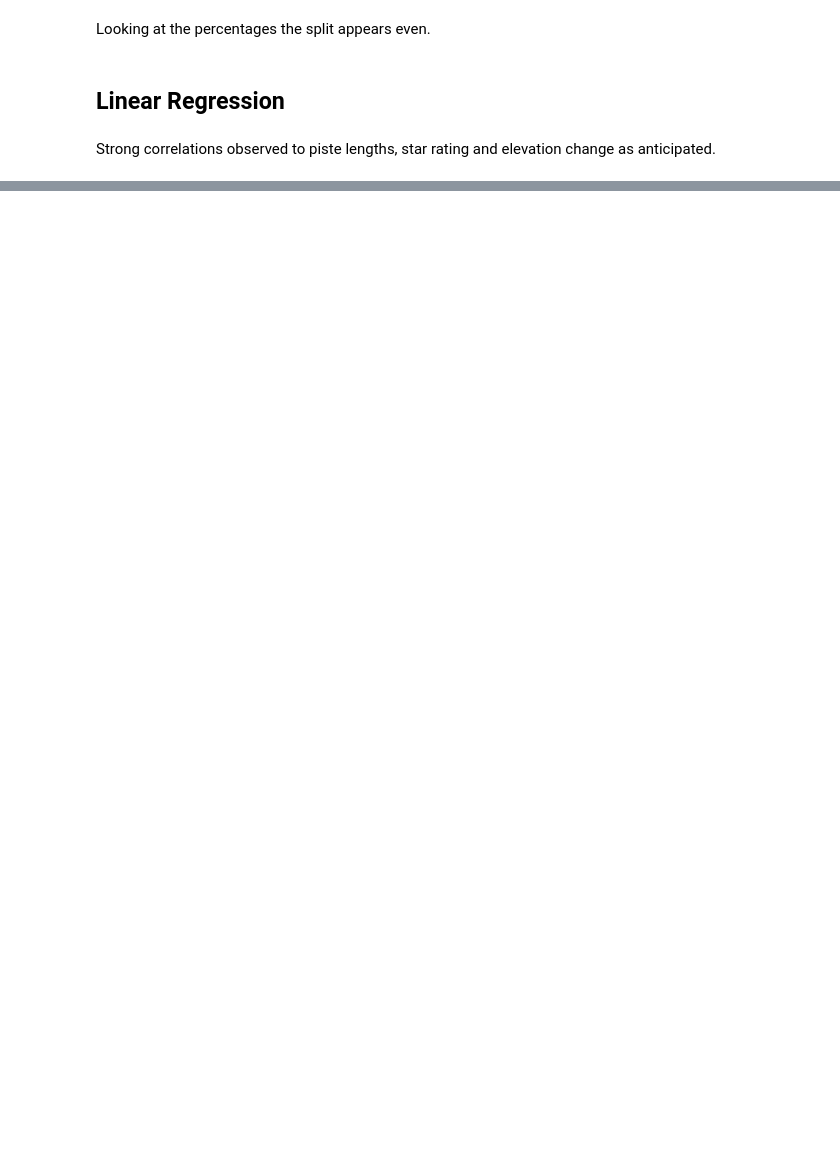
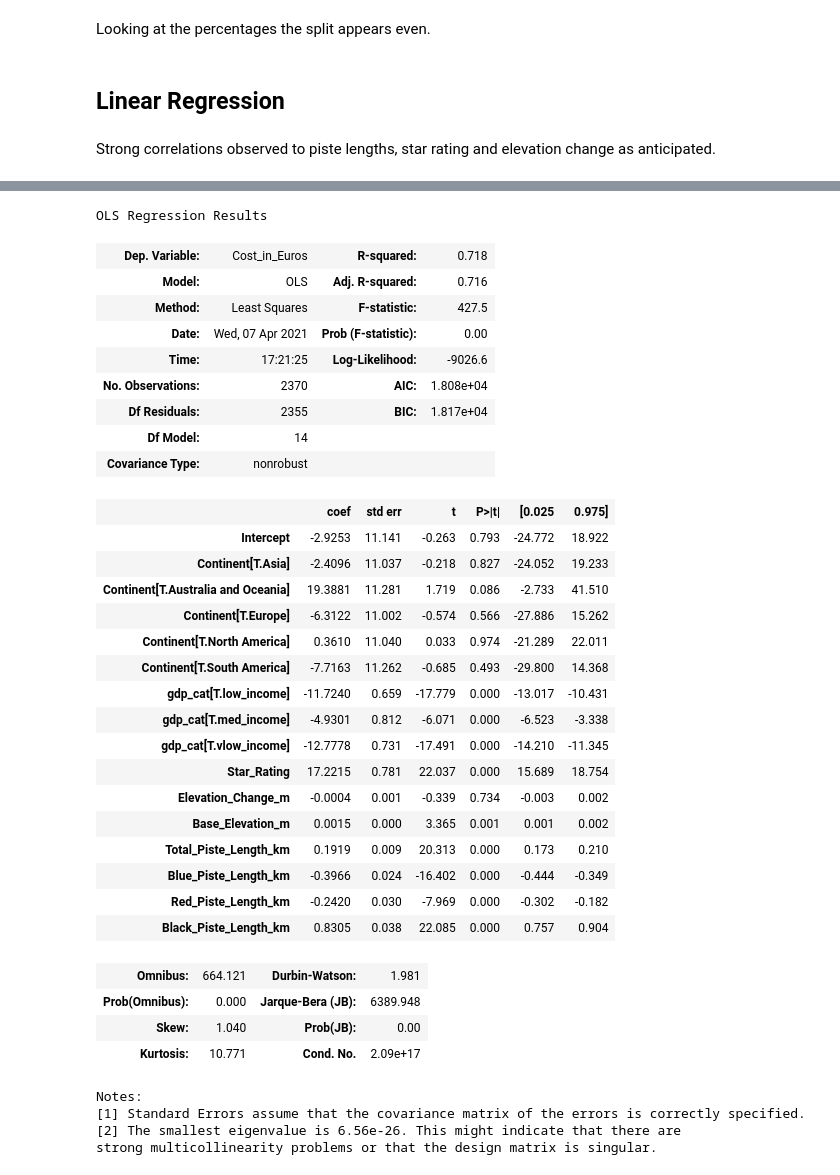
Before and after one commit to awkirby/ski-scraping, a Jupyter notebook: statistical_analysis.ipynb, the cells around one changed output, grey strips where cells are left out. Drawn from its saved outputs; the diff is of its cells as text; code cells hidden in the pictures; blank space fills up the shorter version.

```diff
--- a/statistical_analysis.ipynb
+++ b/statistical_analysis.ipynb
@@ -640,0 +793,14 @@ sm.stats.anova_lm(resort_model_country, typ=1)
+# %%
+# Now we need to create a new column in the original data set (not the train/test split) with the gdp values for each country
+# We'll have to loop through the countries since not all shall be represented in the original data set.
+
+gdp = []
+
+for country in df_ski_data["Country"]:
+    # Create a catch for the countries not included
+    gdp.append(df_gdp['gdp_per_capita'][df_gdp["country"] == country].values[0])
+
+df_ski_data["gdp"] = gdp
+# %%
+# Now modify the values so they become numerical
+df_ski_data["gdp"] = df_ski_data["gdp"].str.replace(",","").astype(float)
@@ -640,0 +820,18 @@ sm.stats.anova_lm(resort_model_country, typ=1)
+# %%
+# Use the quartiles to split into categories
+# Use the following: vlow_income, low_income, med_income, high_income
+
+gdp_cat=[]
+
+for gdp in df_ski_data["gdp"]:
+    if gdp < 35000:
+        gdp_cat.append('vlow_income')
+    elif gdp < 48000: # Not including > 35000 since its executed in order
+        gdp_cat.append('low_income')
+    elif gdp < 55000:
+        gdp_cat.append('med_income')
+    else:
+        gdp_cat.append('high_income')
+
+df_ski_data["gdp_cat"] = gdp_cat
+df_ski_data["gdp_cat"].unique()
@@ -640,0 +841,48 @@ sm.stats.anova_lm(resort_model_country, typ=1)
+# %%
+# First re-split the data
+# Because we will be using statsmodel for the linear regression we actually want to keep the labels with the feature data
+X_train, X_test, y_train, y_test = train_test_split(df_ski_data, df_ski_data['Cost_in_Euros'], test_size=0.3)
+# %%
+# Lets try a model with this new category
+# Recreate the features list
+features = ["Continent", "gdp_cat", "Star_Rating", "Elevation_Change_m", "Base_Elevation_m", "Total_Piste_Length_km",
+             "Blue_Piste_Length_km", "Red_Piste_Length_km", "Black_Piste_Length_km"]
+
+resort_model = smf.ols("Cost_in_Euros ~ " + " + ".join(features), X_train).fit()
+resort_model.summary()
+# %% [output]
+OLS Regression Results
+| Dep. Variable: | Cost_in_Euros | R-squared: | 0.718 |
+| Model: | OLS | Adj. R-squared: | 0.716 |
+| Method: | Least Squares | F-statistic: | 427.5 |
+| Date: | Wed, 07 Apr 2021 | Prob (F-statistic): | 0.00 |
+| Time: | 17:21:25 | Log-Likelihood: | -9026.6 |
+| No. Observations: | 2370 | AIC: | 1.808e+04 |
+| Df Residuals: | 2355 | BIC: | 1.817e+04 |
+| Df Model: | 14 |  |  |
+| Covariance Type: | nonrobust |  |  |
+|  | coef | std err | t | P>|t| | [0.025 | 0.975] |
+| Intercept | -2.9253 | 11.141 | -0.263 | 0.793 | -24.772 | 18.922 |
+| Continent[T.Asia] | -2.4096 | 11.037 | -0.218 | 0.827 | -24.052 | 19.233 |
+| Continent[T.Australia and Oceania] | 19.3881 | 11.281 | 1.719 | 0.086 | -2.733 | 41.510 |
+| Continent[T.Europe] | -6.3122 | 11.002 | -0.574 | 0.566 | -27.886 | 15.262 |
+| Continent[T.North America] | 0.3610 | 11.040 | 0.033 | 0.974 | -21.289 | 22.011 |
+| Continent[T.South America] | -7.7163 | 11.262 | -0.685 | 0.493 | -29.800 | 14.368 |
+| gdp_cat[T.low_income] | -11.7240 | 0.659 | -17.779 | 0.000 | -13.017 | -10.431 |
+| gdp_cat[T.med_income] | -4.9301 | 0.812 | -6.071 | 0.000 | -6.523 | -3.338 |
+| gdp_cat[T.vlow_income] | -12.7778 | 0.731 | -17.491 | 0.000 | -14.210 | -11.345 |
+| Star_Rating | 17.2215 | 0.781 | 22.037 | 0.000 | 15.689 | 18.754 |
+| Elevation_Change_m | -0.0004 | 0.001 | -0.339 | 0.734 | -0.003 | 0.002 |
+| Base_Elevation_m | 0.0015 | 0.000 | 3.365 | 0.001 | 0.001 | 0.002 |
+| Total_Piste_Length_km | 0.1919 | 0.009 | 20.313 | 0.000 | 0.173 | 0.210 |
+| Blue_Piste_Length_km | -0.3966 | 0.024 | -16.402 | 0.000 | -0.444 | -0.349 |
+| Red_Piste_Length_km | -0.2420 | 0.030 | -7.969 | 0.000 | -0.302 | -0.182 |
+| Black_Piste_Length_km | 0.8305 | 0.038 | 22.085 | 0.000 | 0.757 | 0.904 |
+| Omnibus: | 664.121 | Durbin-Watson: | 1.981 |
+| Prob(Omnibus): | 0.000 | Jarque-Bera (JB): | 6389.948 |
+| Skew: | 1.040 | Prob(JB): | 0.00 |
+| Kurtosis: | 10.771 | Cond. No. | 2.09e+17 |
+Notes:
+[1] Standard Errors assume that the covariance matrix of the errors is correctly specified.
+[2] The smallest eigenvalue is 6.56e-26. This might indicate that there are
+strong multicollinearity problems or that the design matrix is singular.
```
Also changed, not shown: parts of 33 cells of this notebook, 1 other file.
